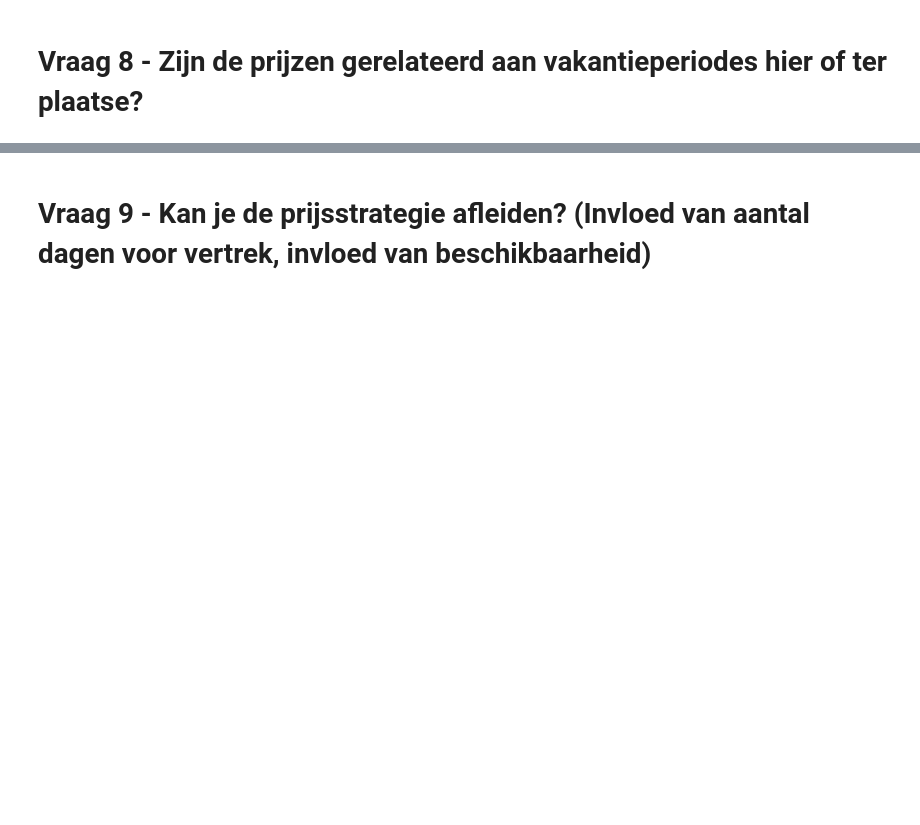
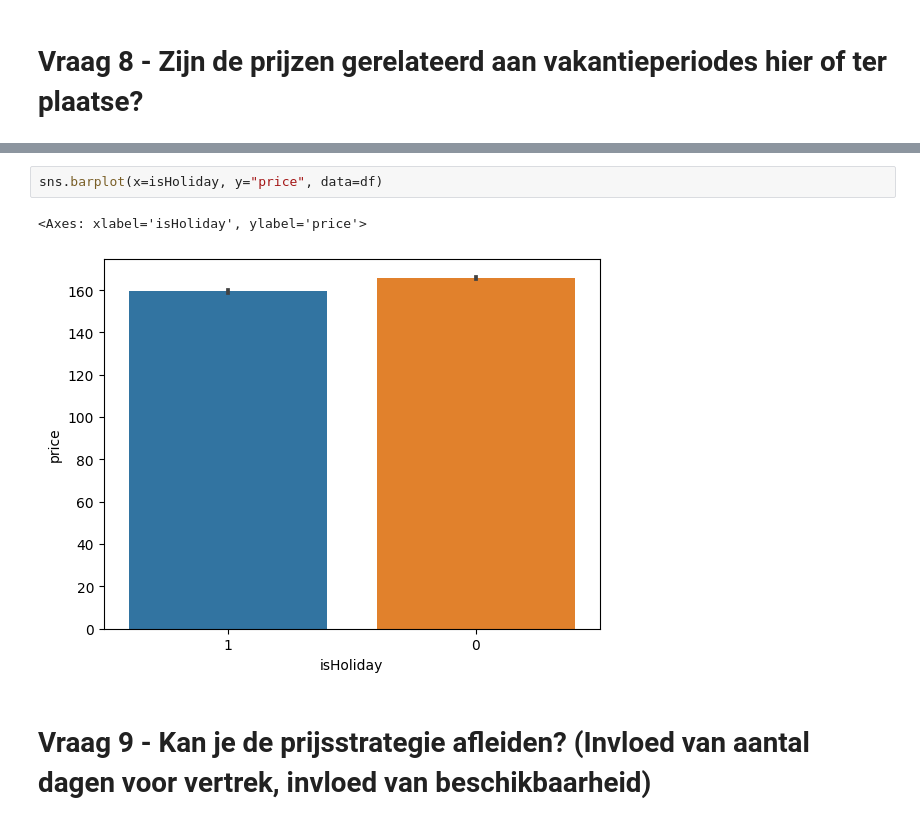
Before and after one commit to kyanamarckx/Data-Engineering-Project, a Jupyter notebook: analyse/analyse_Robin.ipynb, the cells around one changed output, grey strips where cells are left out. Cells and saved outputs as stored; diff of their text form; blank space fills up the shorter version.

```diff
--- a/analyse/analyse_Robin.ipynb
+++ b/analyse/analyse_Robin.ipynb
@@ -223,4 +223,9 @@ Gemiddelde prijzen per Vakantie:
 Name: price, dtype: float64
+# %%
+sns.barplot(x=isHoliday, y="price", data=df)
+# %% [output]
+<Axes: xlabel='isHoliday', ylabel='price'>
+[figure, added]
 # %% [markdown]
 # Vraag 9 - Kan je de prijsstrategie afleiden? (Invloed van aantal dagen voor vertrek, invloed van beschikbaarheid)
 # %%
```
Also changed, not shown: parts of 5 cells of this notebook, 2 other files.
